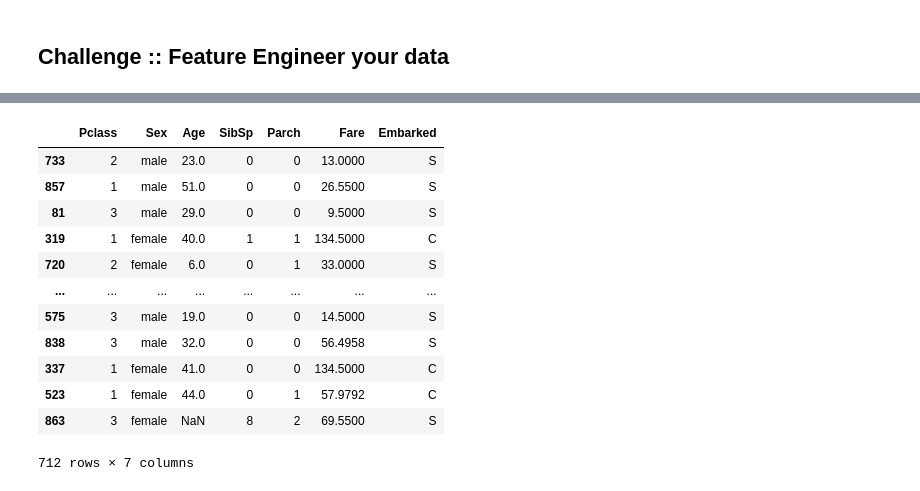
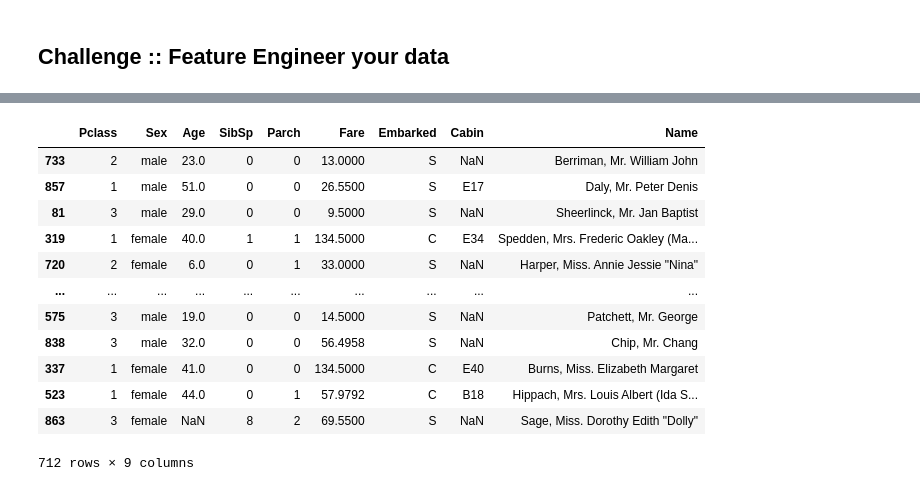
Before and after one commit to greentopsecret/random-forest-fennel-student-code, a Jupyter notebook: week_02/2.7-feature-engineering-with-column-transformers.ipynb, the cells around one changed output, grey strips where cells are left out. Cells and saved outputs as stored; diff of their text form; code cells hidden in the pictures.

```diff
--- a/week_02/2.7-feature-engineering-with-column-transformers.ipynb
+++ b/week_02/2.7-feature-engineering-with-column-transformers.ipynb
@@ -24,29 +45,30 @@ df
 # %%
 from sklearn.compose import ColumnTransformer
 from sklearn.impute import SimpleImputer
 from sklearn.preprocessing import OneHotEncoder, MinMaxScaler
-from feature_engineering import AgeImputer
 from sklearn.preprocessing import KBinsDiscretizer
 from sklearn.model_selection import train_test_split
+from sklearn.preprocessing import FunctionTransformer
+from sklearn.preprocessing import Binarizer
 
 from sklearn.pipeline import make_pipeline
 
-X = df[['Pclass', 'Sex', 'Age', 'SibSp', 'Parch', 'Fare', 'Embarked']]
+X = df[['Pclass', 'Sex', 'Age', 'SibSp', 'Parch', 'Fare', 'Embarked', 'Cabin', 'Name']]
 y = df['Survived']
 X_train, X_test, y_train, y_test = train_test_split(X, y, test_size=0.2, random_state=101)
 
 X_train
 # %% [output]
-|  | Pclass | Sex | Age | SibSp | Parch | Fare | Embarked |
-| 733 | 2 | male | 23.0 | 0 | 0 | 13.0000 | S |
-| 857 | 1 | male | 51.0 | 0 | 0 | 26.5500 | S |
-| 81 | 3 | male | 29.0 | 0 | 0 | 9.5000 | S |
-| 319 | 1 | female | 40.0 | 1 | 1 | 134.5000 | C |
-| 720 | 2 | female | 6.0 | 0 | 1 | 33.0000 | S |
-| ... | ... | ... | ... | ... | ... | ... | ... |
-| 575 | 3 | male | 19.0 | 0 | 0 | 14.5000 | S |
-| 838 | 3 | male | 32.0 | 0 | 0 | 56.4958 | S |
-| 337 | 1 | female | 41.0 | 0 | 0 | 134.5000 | C |
-| 523 | 1 | female | 44.0 | 0 | 1 | 57.9792 | C |
-| 863 | 3 | female | NaN | 8 | 2 | 69.5500 | S |
+|  | Pclass | Sex | Age | SibSp | Parch | Fare | Embarked | Cabin | Name |
+| 733 | 2 | male | 23.0 | 0 | 0 | 13.0000 | S | NaN | Berriman, Mr. William John |
+| 857 | 1 | male | 51.0 | 0 | 0 | 26.5500 | S | E17 | Daly, Mr. Peter Denis |
+| 81 | 3 | male | 29.0 | 0 | 0 | 9.5000 | S | NaN | Sheerlinck, Mr. Jan Baptist |
+| 319 | 1 | female | 40.0 | 1 | 1 | 134.5000 | C | E34 | Spedden, Mrs. Frederic Oakley (Ma... |
+| 720 | 2 | female | 6.0 | 0 | 1 | 33.0000 | S | NaN | Harper, Miss. Annie Jessie "Nina" |
+| ... | ... | ... | ... | ... | ... | ... | ... | ... | ... |
+| 575 | 3 | male | 19.0 | 0 | 0 | 14.5000 | S | NaN | Patchett, Mr. George |
+| 838 | 3 | male | 32.0 | 0 | 0 | 56.4958 | S | NaN | Chip, Mr. Chang |
+| 337 | 1 | female | 41.0 | 0 | 0 | 134.5000 | C | E40 | Burns, Miss. Elizabeth Margaret |
+| 523 | 1 | female | 44.0 | 0 | 1 | 57.9792 | C | B18 | Hippach, Mrs. Louis Albert (Ida S... |
+| 863 | 3 | female | NaN | 8 | 2 | 69.5500 | S | NaN | Sage, Miss. Dorothy Edith "Dolly" |
-712 rows × 7 columns
+712 rows × 9 columns
```
Also changed, not shown: parts of 32 cells of this notebook, 3 other files.
